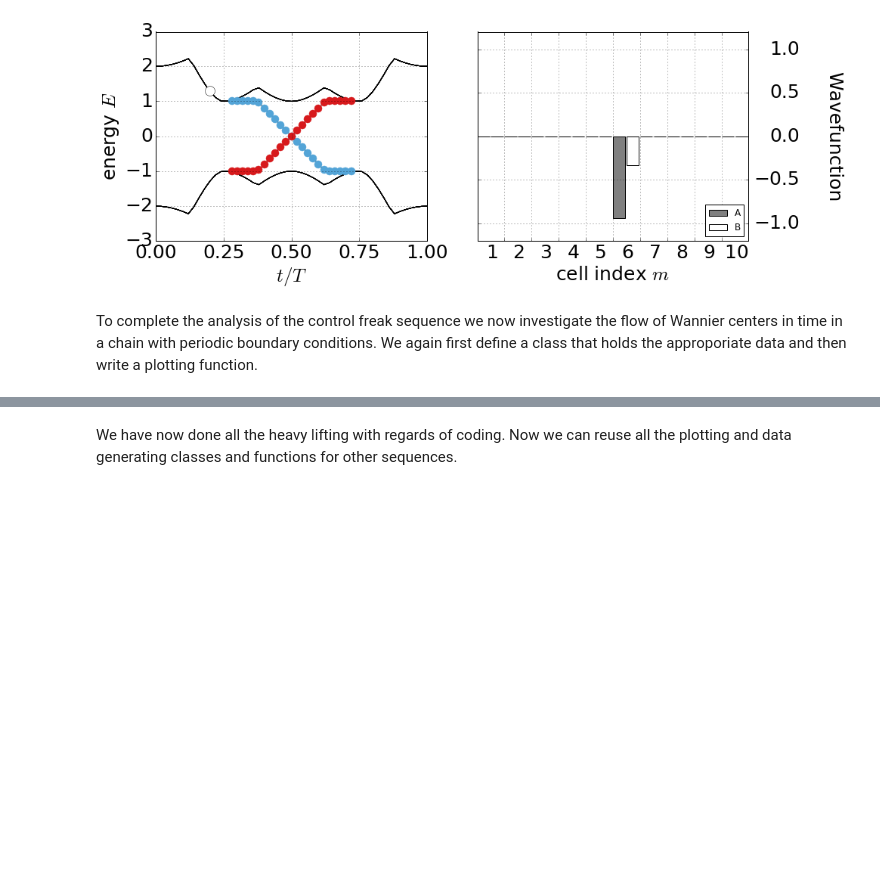
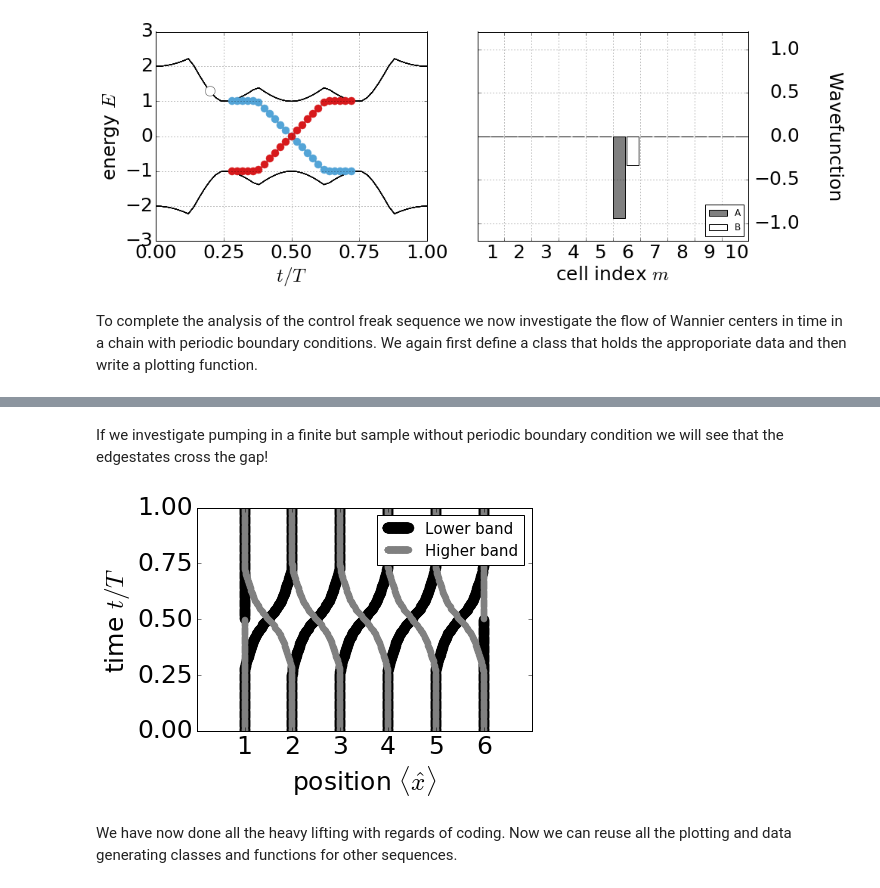
Before and after one commit to oroszl/topins, a Jupyter notebook: RM.ipynb, the cells around one changed output, grey strips where cells are left out. Drawn from its saved outputs; the diff is of its cells as text; code cells hidden in the pictures; blank space fills up the shorter version.

```diff
--- a/RM.ipynb
+++ b/RM.ipynb
@@ -384,3 +403,14 @@ tight_layout()
+# %% [markdown]
+If we investigate pumping in a finite but sample without periodic boundary condition we will see that the edgestates cross the gap!
+# %%
+CFwan_finite=wannierflow(periodic=False)
+figsize(6,4)
+CFwan_finite.plot_w_vs_t('Lower band','ko',ms=10)
+CFwan_finite.plot_w_vs_t('Higher band','o',mec='grey',mfc='grey')
+legend(fontsize=15,numpoints=100);
+xlim(0,7);
+# %% [output]
+[figure, added]
 # %% [markdown]
 We have now done all the heavy lifting with regards of coding. Now we can reuse all the plotting and data generating classes and functions for other sequences.
 # %% [markdown]
```
Also changed, not shown: parts of 6 cells of this notebook, 4 other files.
